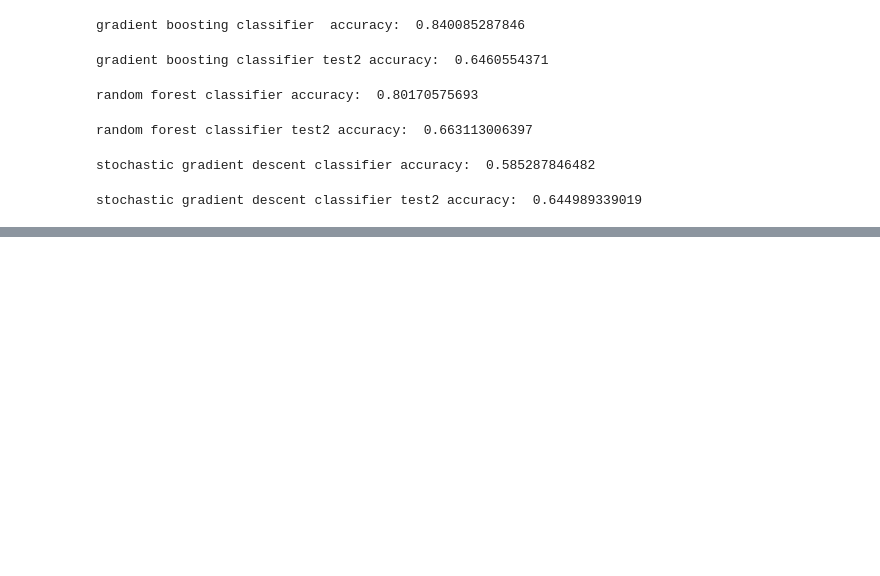
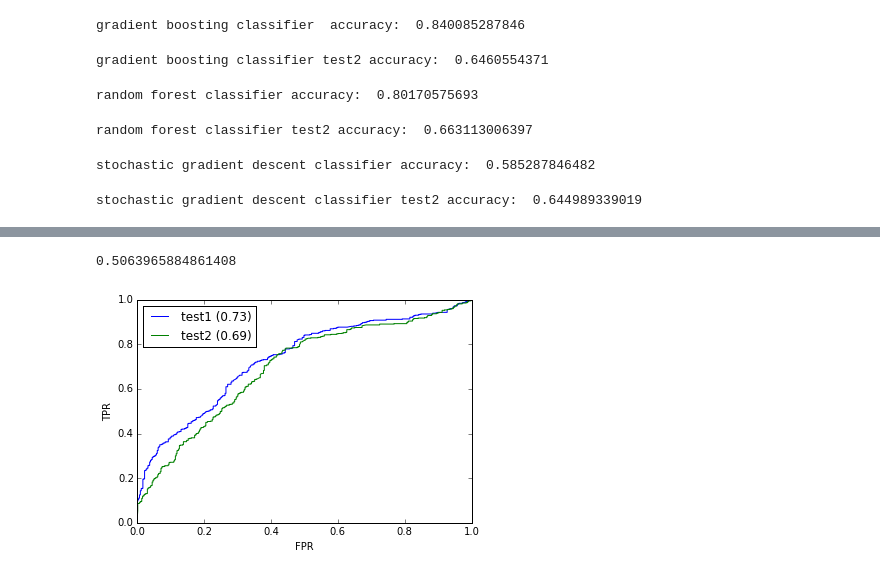
Before and after one commit to kostarion/summer_practics-dbn, a Jupyter notebook: Problem.ipynb, the cells around one changed output, grey strips where cells are left out. Saved outputs shown, nothing was run; the diff lists cells and outputs as text; code cells hidden in the pictures; blank space fills up the shorter version.

```diff
--- a/Problem.ipynb
+++ b/Problem.ipynb
@@ -347,0 +438,5 @@ nearest neighbors accuracy:  0.775053304904
+# %%
+epochs2 = [10, 15, 25, 50, 100, 250, 500, 1000, 2000, 4000]
+dbn_est500 = DBN([X_train.shape[1], 500, 2], learn_rates = 0.1)
+classifier500 = GridSearchCV(estimator=dbn_est500, cv=cv, param_grid=dict(epochs=epochs2), verbose = 1)
+classifier500.fit(X_train, y_train)
@@ -348,6 +448,19 @@ nearest neighbors accuracy:  0.775053304904
+# %%
+X_train_scaled = scale(X_train.astype(np.float64))
+X_test_scaled = scale(X_test.astype(np.float64))
+X_test2_scaled = scale(X_test2.astype(np.float64))
 # %%
-clf_nn = DBN([X_train.shape[1], 30, 2],learn_rates=0.3,learn_rate_decays=0.9,epochs=15)
-clf_nn.fit(X_train, y_train)
-acc_nn = clf_nn.score(X_test,y_test)
-print "dbn accuracy: ",acc_nn
+%%time
+from nolearn.dbn import DBN
+from sklearn.preprocessing import scale
+
+dbn = DBN(
+    [X_train.shape[1], 300, 2],
+    learn_rates=0.3,
+    learn_rate_decays=0.9,
+    epochs=400,
+    verbose=0,
+    )
+
+dbn.fit(X_train_scaled, y_train)
 # %% [output]
@@ -360,0 +468,8 @@ ImportError: No module named lasagne
+# %%
+dbn.score(X_test2_scaled, y_test)
+# %% [output]
+0.5063965884861408
+# %%
+draw_roc(X_test_scaled, y_test, X_test2_scaled, y_test2, 'test1', 'test2', dbn)
+# %% [output]
+[figure, added]
```
Also changed, not shown: parts of 50 cells of this notebook.
